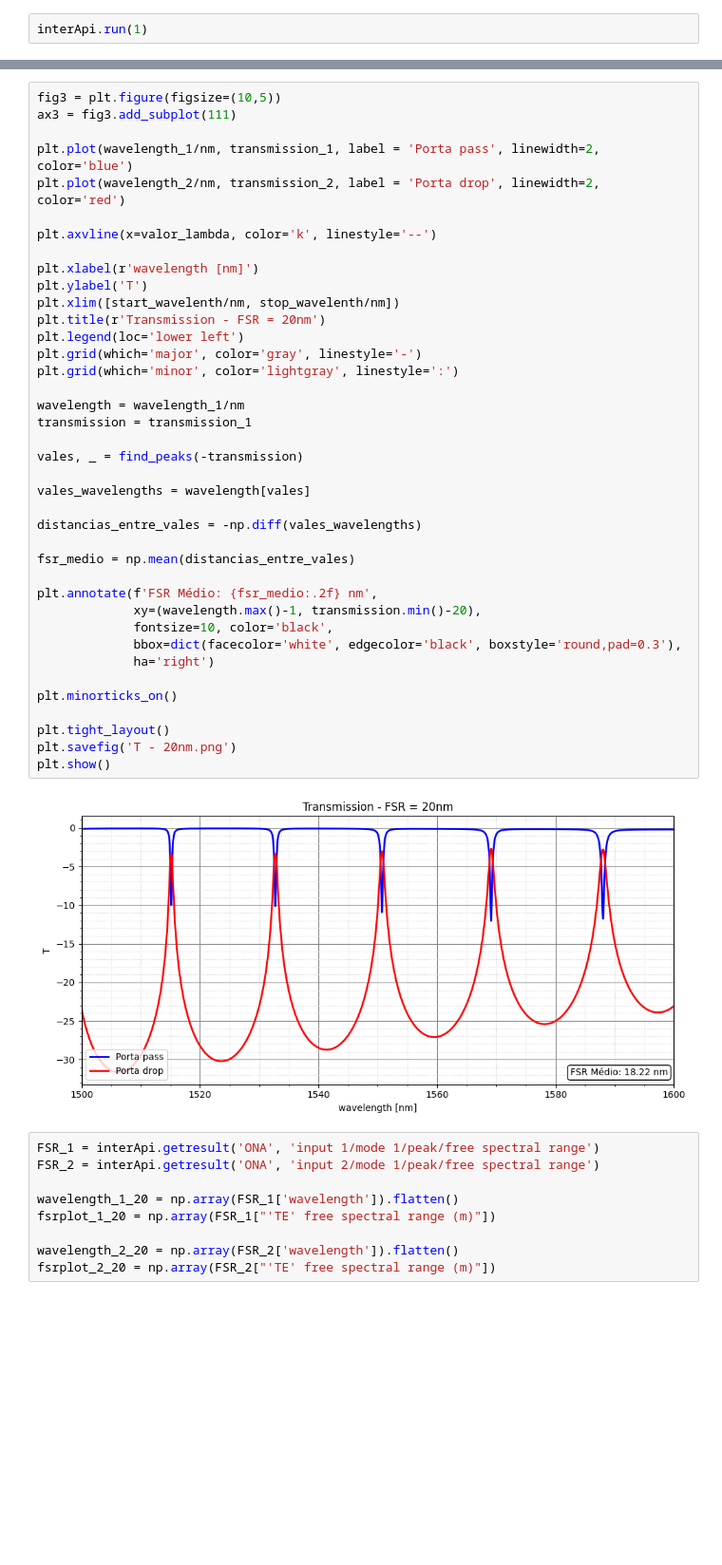
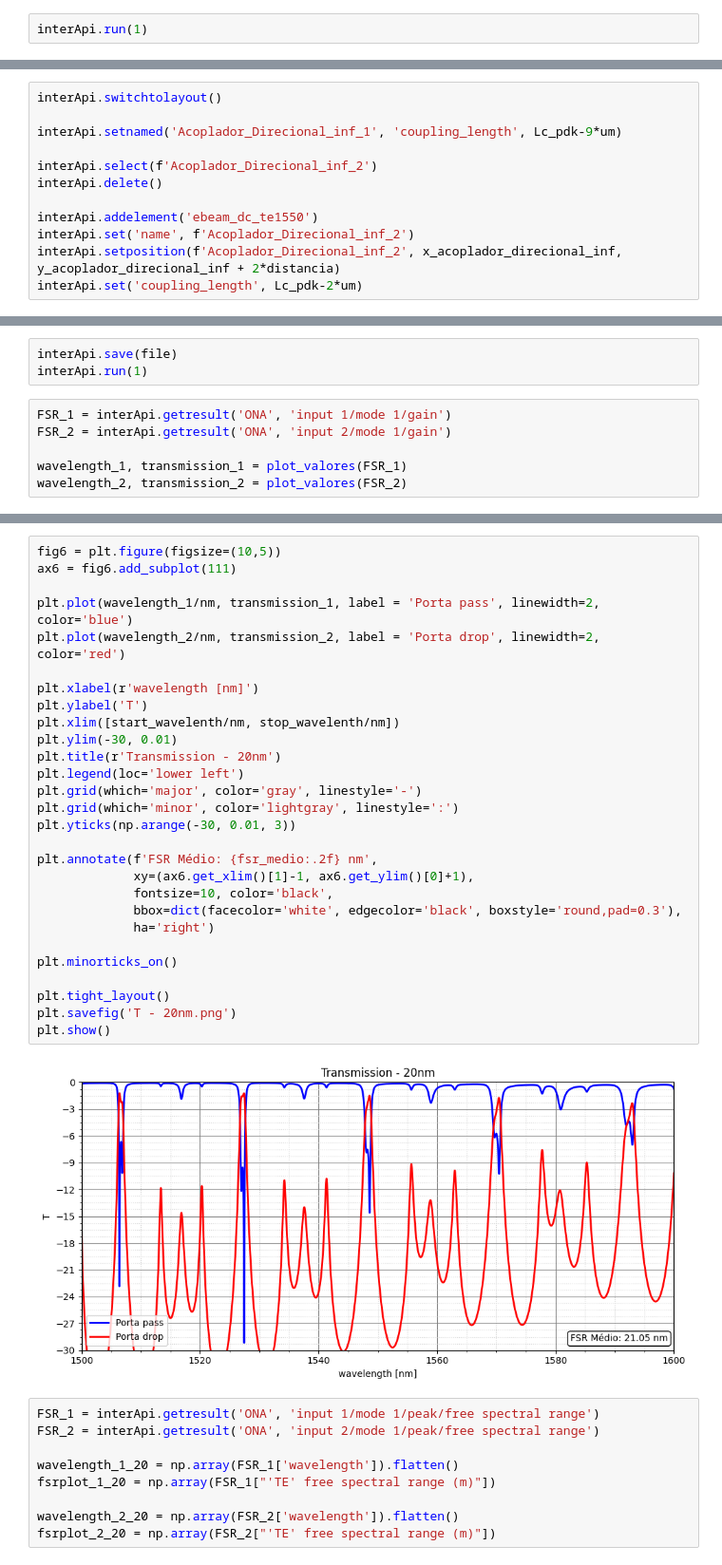
Before and after one commit to EdilbertoElias/Ring-Resonator, a Jupyter notebook: PDK/Ring_ressonator_PDK.ipynb, the cells around one changed output, grey strips where cells are left out. Shown at 95% size. Drawn from its saved outputs; the diff is of its cells as text; blank space fills up the shorter version.

```diff
--- a/PDK/Ring_ressonator_PDK.ipynb
+++ b/PDK/Ring_ressonator_PDK.ipynb
@@ -679,0 +974,12 @@ transmission_2 = np.array(FSR_2["'TE' gain (dB)"])
+# %%
+interApi.switchtolayout()
+
+interApi.setnamed('Acoplador_Direcional_inf_1', 'coupling_length', Lc_pdk-9*um)
+
+interApi.select(f'Acoplador_Direcional_inf_2')
+interApi.delete()
+
+interApi.addelement('ebeam_dc_te1550')
+interApi.set('name', f'Acoplador_Direcional_inf_2')
+interApi.setposition(f'Acoplador_Direcional_inf_2', x_acoplador_direcional_inf, y_acoplador_direcional_inf + 2*distancia)
+interApi.set('coupling_length', Lc_pdk-2*um)
@@ -679,0 +1017,9 @@ transmission_2 = np.array(FSR_2["'TE' gain (dB)"])
+# %%
+interApi.save(file)
+interApi.run(1)
+# %%
+FSR_1 = interApi.getresult('ONA', 'input 1/mode 1/gain')
+FSR_2 = interApi.getresult('ONA', 'input 2/mode 1/gain')
+
+wavelength_1, transmission_1 = plot_valores(FSR_1)
+wavelength_2, transmission_2 = plot_valores(FSR_2)
@@ -680,44 +1028,33 @@ transmission_2 = np.array(FSR_2["'TE' gain (dB)"])
 # %%
-fig3 = plt.figure(figsize=(10,5))
-ax3 = fig3.add_subplot(111)
+fig6 = plt.figure(figsize=(10,5))
+ax6 = fig6.add_subplot(111)
 
 plt.plot(wavelength_1/nm, transmission_1, label = 'Porta pass', linewidth=2, color='blue')
 plt.plot(wavelength_2/nm, transmission_2, label = 'Porta drop', linewidth=2, color='red')
 
-plt.axvline(x=valor_lambda, color='k', linestyle='--')
-
 plt.xlabel(r'wavelength [nm]')
 plt.ylabel('T')
 plt.xlim([start_wavelenth/nm, stop_wavelenth/nm])
-plt.title(r'Transmission - FSR = 20nm')
+plt.ylim(-30, 0.01)
+plt.title(r'Transmission - 20nm')
 plt.legend(loc='lower left')
 plt.grid(which='major', color='gray', linestyle='-')
 plt.grid(which='minor', color='lightgray', linestyle=':')
-
-wavelength = wavelength_1/nm
-transmission = transmission_1
-
-vales, _ = find_peaks(-transmission)
-
-vales_wavelengths = wavelength[vales]
-
-distancias_entre_vales = -np.diff(vales_wavelengths)
-
-fsr_medio = np.mean(distancias_entre_vales)
+plt.yticks(np.arange(-30, 0.01, 3))
 
 plt.annotate(f'FSR Médio: {fsr_medio:.2f} nm',
-             xy=(wavelength.max()-1, transmission.min()-20),
+             xy=(ax6.get_xlim()[1]-1, ax6.get_ylim()[0]+1),
              fontsize=10, color='black',
              bbox=dict(facecolor='white', edgecolor='black', boxstyle='round,pad=0.3'),
              ha='right')
 
 plt.minorticks_on()
 
 plt.tight_layout()
 plt.savefig('T - 20nm.png')
 plt.show()
 # %% [output]
-[figure, old version]
+[figure, new version]
 # %%
 FSR_1 = interApi.getresult('ONA', 'input 1/mode 1/peak/free spectral range')
 FSR_2 = interApi.getresult('ONA', 'input 2/mode 1/peak/free spectral range')
```
Also changed, not shown: parts of 82 cells of this notebook.
